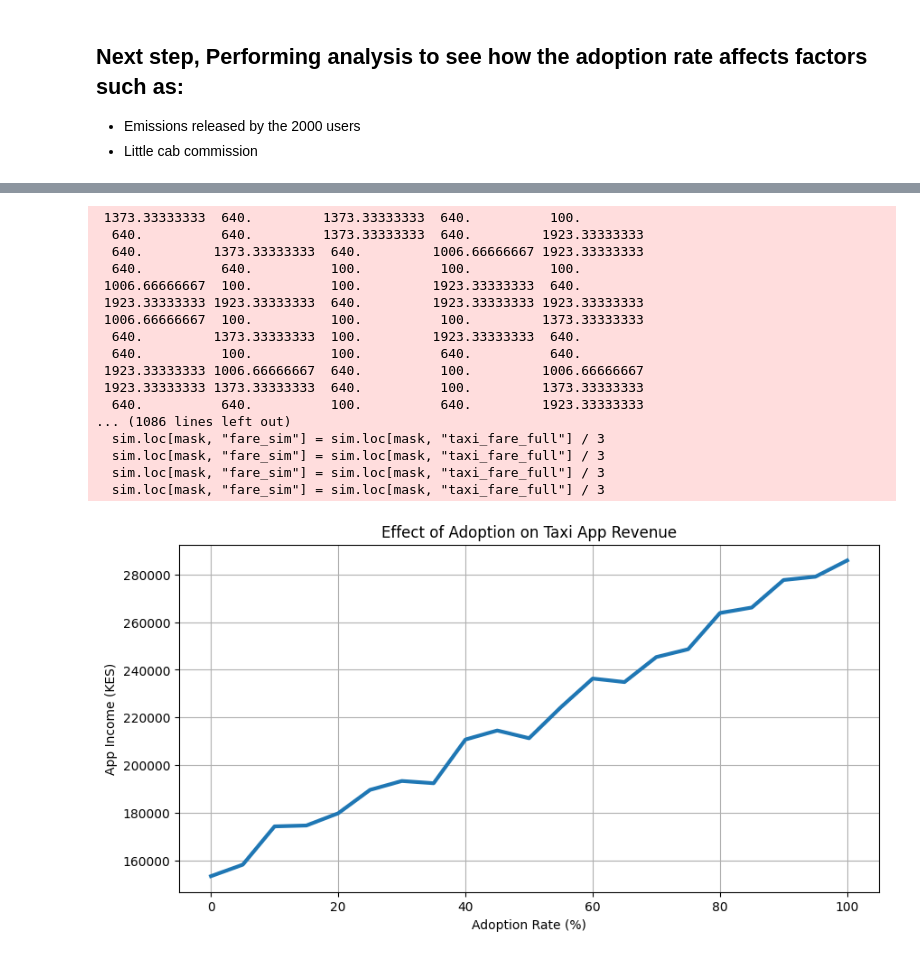
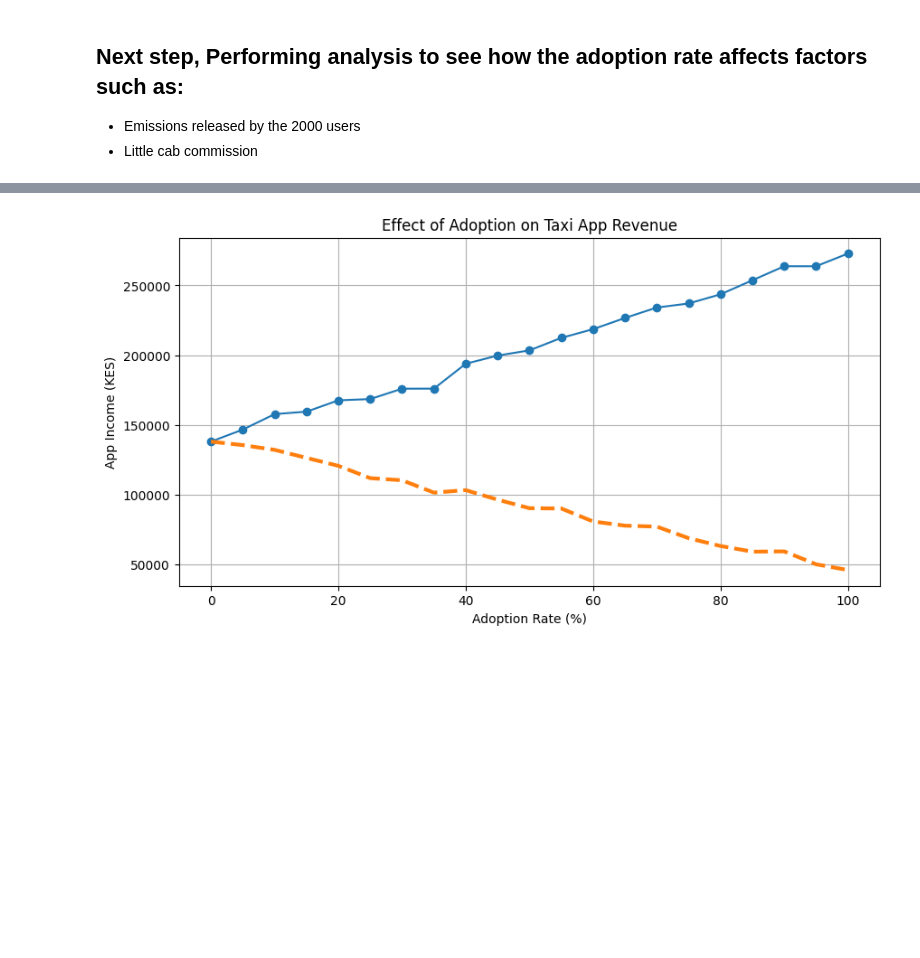
Before and after one commit to nkonyancha/Carpool_Analysis, a Jupyter notebook: data_creation.ipynb, the cells around one changed output, grey strips where cells are left out. Cells and saved outputs as stored; diff of their text form; code cells hidden in the pictures; blank space fills up the shorter version.

Commit message:
Fixing missing values

```diff
--- a/data_creation.ipynb
+++ b/data_creation.ipynb
@@ -614,29 +691,3 @@ Name: count, dtype: int64
 ## Next step, Performing analysis to see how the adoption rate affects factors such as:
 - Emissions released by the 2000 users
 - Little cab commission
-# %%
-#applying adoption effects on emissions
-
-# baseline emissions (before adoption)
-baseline = population_ex["g_per_km"].mean()
-
-# lower-emission value for adopters
-clean_value = 38.6
-
-# adoption levels to test
-adoption_rates = np.arange(0, 1.01, 0.1)  # 0%, 10%, ..., 100%
-new_emissions = []
-
-for rate in adoption_rates:
-    # fraction adopting → clean emissions
-    # fraction not adopting → original emissions
-    adjusted = (rate * clean_value) + ((1 - rate) * baseline)
-    new_emissions.append(adjusted)
-
-plt.figure(figsize=(7,5))
-plt.plot(adoption_rates * 100, new_emissions, marker='o')
-plt.xlabel("Adoption Rate (%)")
-plt.ylabel("Average Emissions (g/km)")
-plt.title("Effect of Adoption Rate on Average Emissions")
-plt.grid(True)
-plt.show()
@@ -751,51 +800,45 @@ def simulate_income(adoption_rate):
     sim.loc[sim["adopt"] == "yes", "mode_sim"] = "Taxi"
 
     # Final fare:
     # - adopters (Taxi) → fare / 3
     # - non-adopters Taxi → full fare
     # - non-Taxi → do not contribute revenue
     sim["fare_sim"] = 0
 
     # adopters using taxi
     mask = (sim["mode_sim"] == "Taxi") & (sim["adopt"] == "yes")
     sim.loc[mask, "fare_sim"] = sim.loc[mask, "taxi_fare_full"] / 3
 
     # non-adopters still using taxi
     mask2 = (sim["mode_sim"] == "Taxi") & (sim["adopt"] == "no")
     sim.loc[mask2, "fare_sim"] = sim.loc[mask2, "taxi_fare_full"]
 
     # App income = 18%
     income = sim["fare_sim"].sum() * APP_COMMISSION
+       # NEW: total taxi spending only (for break-even curve)
+    original_taxi_mask = df["mode_transportation"] == "Taxi"
+    taxi_user_spend = sim.loc[original_taxi_mask, "fare_sim"].sum() * APP_COMMISSION
 
-    return income
+    return income,taxi_user_spend
 
 # Generate curve
 rates = np.linspace(0, 1, 21)
-revenues = [simulate_income(r) for r in rates]
+app_revenues = []
+taxi_spend = []
+
+for r in rates:
+    income, taxi_only = simulate_income(r)
+    app_revenues.append(income)
+    taxi_spend.append(taxi_only)
 
 plt.figure(figsize=(10,5))
-plt.plot(rates*100, revenues, linewidth=3)
+
+plt.plot(rates * 100, app_revenues, label="App Revenue (KES)",marker="o")
+plt.plot(rates * 100, taxi_spend, linewidth=3, linestyle="--", label="Total Taxi User Spend (KES)")
 plt.xlabel("Adoption Rate (%)")
 plt.ylabel("App Income (KES)")
 plt.title("Effect of Adoption on Taxi App Revenue")
 plt.grid(True)
 plt.show()
 # %% [output]
- 1373.33333333  640.         1373.33333333  640.          100.
-  640.          640.         1373.33333333  640.         1923.33333333
-  640.         1373.33333333  640.         1006.66666667 1923.33333333
-  640.          640.          100.          100.          100.
- 1006.66666667  100.          100.         1923.33333333  640.
- 1923.33333333 1923.33333333  640.         1923.33333333 1923.33333333
- 1006.66666667  100.          100.          100.         1373.33333333
-  640.         1373.33333333  100.         1923.33333333  640.
-  640.          100.          100.          640.          640.
- 1923.33333333 1006.66666667  640.          100.         1006.66666667
- 1923.33333333 1373.33333333  640.          100.         1373.33333333
-  640.          640.          100.          640.         1923.33333333
-... (1086 lines left out)
-  sim.loc[mask, "fare_sim"] = sim.loc[mask, "taxi_fare_full"] / 3
-  sim.loc[mask, "fare_sim"] = sim.loc[mask, "taxi_fare_full"] / 3
-  sim.loc[mask, "fare_sim"] = sim.loc[mask, "taxi_fare_full"] / 3
-  sim.loc[mask, "fare_sim"] = sim.loc[mask, "taxi_fare_full"] / 3
-[figure, old version]
+[figure, new version]
```
Also changed, not shown: parts of 17 cells of this notebook, 4 other files.
